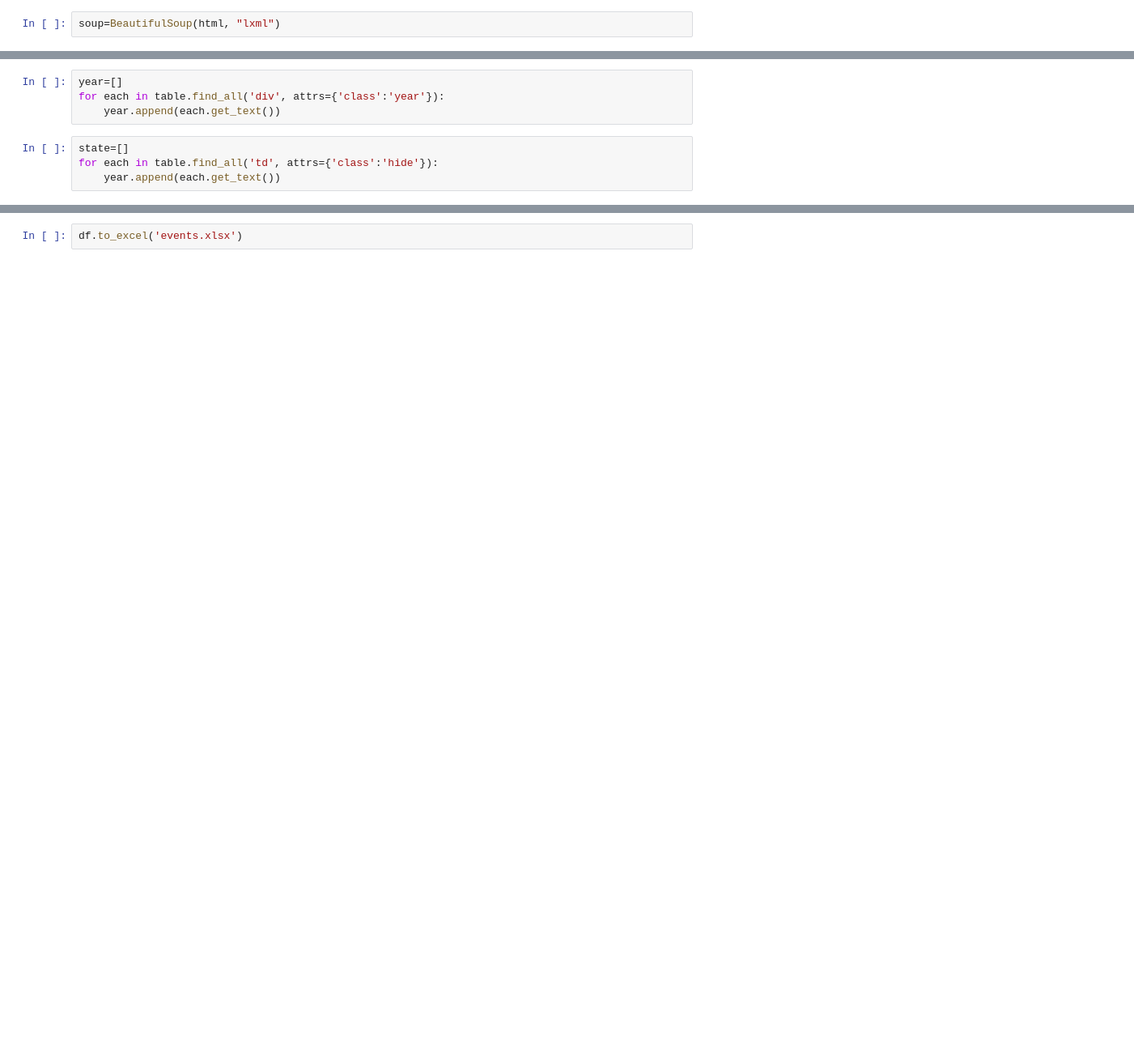
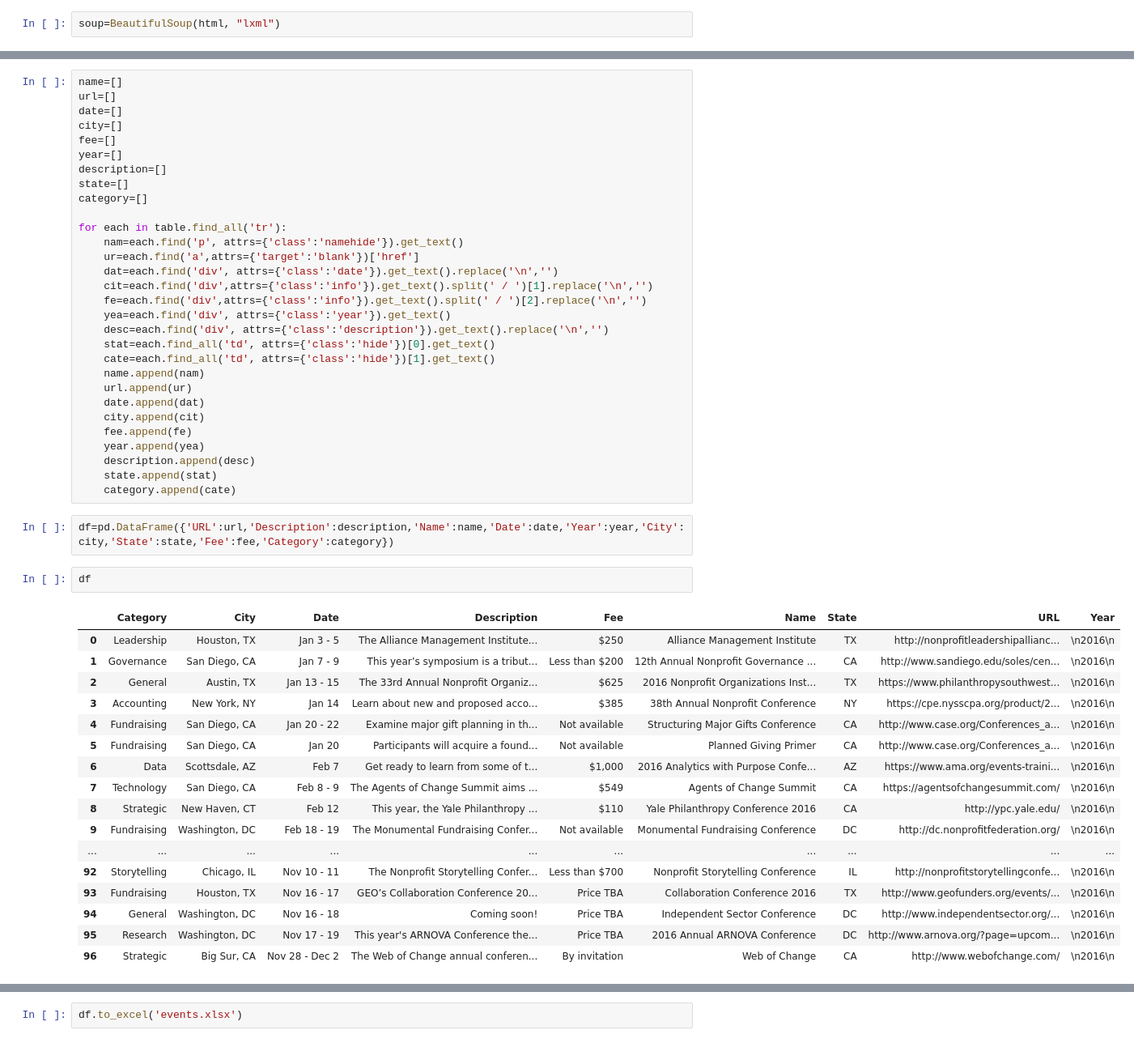
Before and after one commit to waterknows/USngo, a Jupyter notebook: NGOevents.ipynb, the cells around one changed output, grey strips where cells are left out. Shown: that part at 81% size. Cells and saved outputs as stored; diff of their text form; blank space fills up the shorter version.

```diff
--- a/NGOevents.ipynb
+++ b/NGOevents.ipynb
@@ -47,8 +18,0 @@ for each in table.find_all('div', attrs={'class':'date'}):
-# %%
-year=[]
-for each in table.find_all('div', attrs={'class':'year'}):
-    year.append(each.get_text())
-# %%
-state=[]
-for each in table.find_all('td', attrs={'class':'hide'}):
-    year.append(each.get_text())
@@ -62,0 +19,52 @@ df=pd.DataFrame(dff)
+# %%
+name=[]
+url=[]
+date=[]
+city=[]
+fee=[]
+year=[]
+description=[]
+state=[]
+category=[]
+
+for each in table.find_all('tr'):
+    nam=each.find('p', attrs={'class':'namehide'}).get_text()
+    ur=each.find('a',attrs={'target':'blank'})['href']
+    dat=each.find('div', attrs={'class':'date'}).get_text().replace('\n','')
+    cit=each.find('div',attrs={'class':'info'}).get_text().split(' / ')[1].replace('\n','')
+    fe=each.find('div',attrs={'class':'info'}).get_text().split(' / ')[2].replace('\n','')
+    yea=each.find('div', attrs={'class':'year'}).get_text()
+    desc=each.find('div', attrs={'class':'description'}).get_text().replace('\n','')
+    stat=each.find_all('td', attrs={'class':'hide'})[0].get_text()
+    cate=each.find_all('td', attrs={'class':'hide'})[1].get_text()
+    name.append(nam)
+    url.append(ur)
+    date.append(dat)
+    city.append(cit)
+    fee.append(fe)
+    year.append(yea)
+    description.append(desc)
+    state.append(stat)
+    category.append(cate)
+# %%
+df=pd.DataFrame({'URL':url,'Description':description,'Name':name,'Date':date,'Year':year,'City':city,'State':state,'Fee':fee,'Category':category})
+# %%
+df
+# %% [output]
+|  | Category | City | Date | Description | Fee | Name | State | URL | Year |
+| 0 | Leadership | Houston, TX | Jan 3 - 5 | The Alliance Management Institute... | $250 | Alliance Management Institute | TX | http://nonprofitleadershipallianc... | \n2016\n |
+| 1 | Governance | San Diego, CA | Jan 7 - 9 | This year’s symposium is a tribut... | Less than $200 | 12th Annual Nonprofit Governance ... | CA | http://www.sandiego.edu/soles/cen... | \n2016\n |
+| 2 | General | Austin, TX | Jan 13 - 15 | The 33rd Annual Nonprofit Organiz... | $625 | 2016 Nonprofit Organizations Inst... | TX | https://www.philanthropysouthwest... | \n2016\n |
+| 3 | Accounting | New York, NY | Jan 14 | Learn about new and proposed acco... | $385 | 38th Annual Nonprofit Conference | NY | https://cpe.nysscpa.org/product/2... | \n2016\n |
+| 4 | Fundraising | San Diego, CA | Jan 20 - 22 | Examine major gift planning in th... | Not available | Structuring Major Gifts Conference | CA | http://www.case.org/Conferences_a... | \n2016\n |
+| 5 | Fundraising | San Diego, CA | Jan 20 | Participants will acquire a found... | Not available | Planned Giving Primer | CA | http://www.case.org/Conferences_a... | \n2016\n |
+| 6 | Data | Scottsdale, AZ | Feb 7 | Get ready to learn from some of t... | $1,000 | 2016 Analytics with Purpose Confe... | AZ | https://www.ama.org/events-traini... | \n2016\n |
+| 7 | Technology | San Diego, CA | Feb 8 - 9 | The Agents of Change Summit aims ... | $549 | Agents of Change Summit | CA | https://agentsofchangesummit.com/ | \n2016\n |
+| 8 | Strategic | New Haven, CT | Feb 12 | This year, the Yale Philanthropy ... | $110 | Yale Philanthropy Conference 2016 | CA | http://ypc.yale.edu/ | \n2016\n |
+| 9 | Fundraising | Washington, DC | Feb 18 - 19 | The Monumental Fundraising Confer... | Not available | Monumental Fundraising Conference | DC | http://dc.nonprofitfederation.org/ | \n2016\n |
+| ... | ... | ... | ... | ... | ... | ... | ... | ... | ... |
+| 92 | Storytelling | Chicago, IL | Nov 10 - 11 | The Nonprofit Storytelling Confer... | Less than $700 | Nonprofit Storytelling Conference | IL | http://nonprofitstorytellingconfe... | \n2016\n |
+| 93 | Fundraising | Houston, TX | Nov 16 - 17 | GEO’s Collaboration Conference 20... | Price TBA | Collaboration Conference 2016 | TX | http://www.geofunders.org/events/... | \n2016\n |
+| 94 | General | Washington, DC | Nov 16 - 18 | Coming soon! | Price TBA | Independent Sector Conference | DC | http://www.independentsector.org/... | \n2016\n |
+| 95 | Research | Washington, DC | Nov 17 - 19 | This year's ARNOVA Conference the... | Price TBA | 2016 Annual ARNOVA Conference | DC | http://www.arnova.org/?page=upcom... | \n2016\n |
+| 96 | Strategic | Big Sur, CA | Nov 28 - Dec 2 | The Web of Change annual conferen... | By invitation | Web of Change | CA | http://www.webofchange.com/ | \n2016\n |
```
Also changed, not shown: parts of 9 cells of this notebook.
